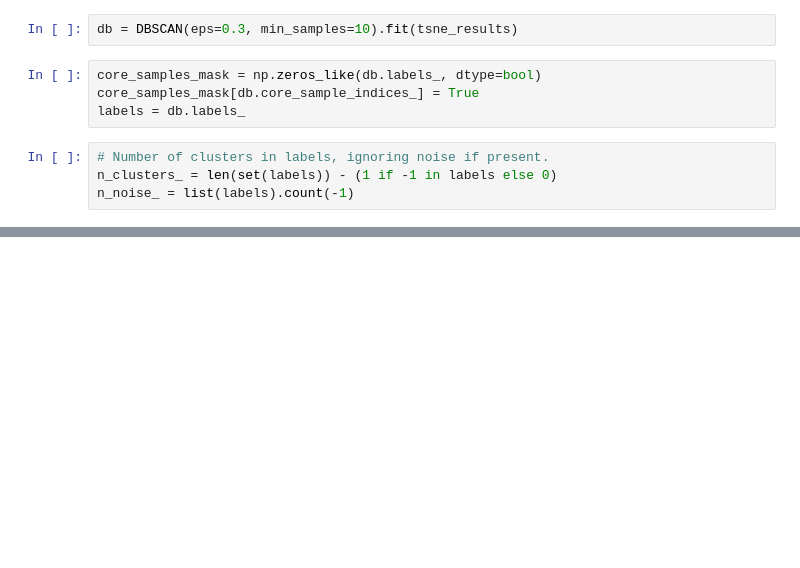
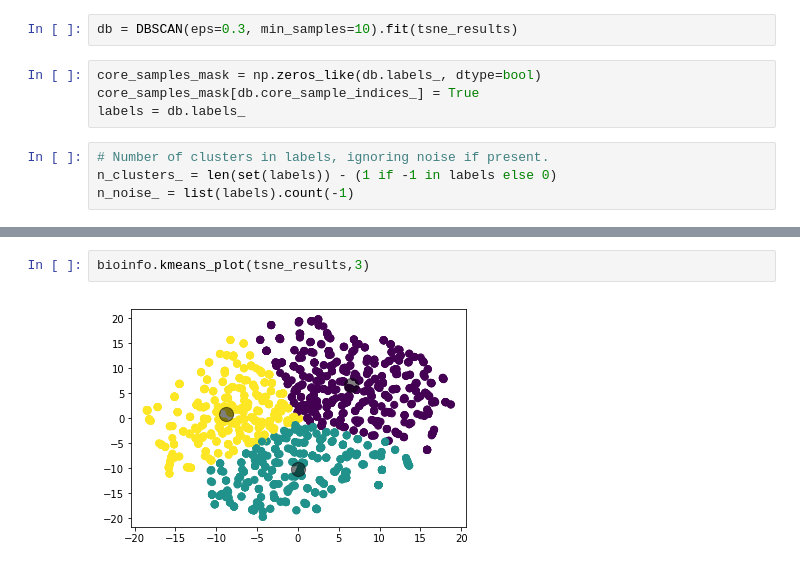
Before and after one commit to viniciusd-avila/phylogenetic-analysis, a Jupyter notebook: t-SNE.ipynb, the cells around one changed output, grey strips where cells are left out. Drawn from its saved outputs; the diff is of its cells as text; blank space fills up the shorter version.

```diff
--- a/t-SNE.ipynb
+++ b/t-SNE.ipynb
@@ -120,0 +123,4 @@ plt.show()
+# %%
+bioinfo.kmeans_plot(tsne_results,3)
+# %% [output]
+[figure, added]
```
Also changed, not shown: parts of 4 cells of this notebook, 2 other files.
